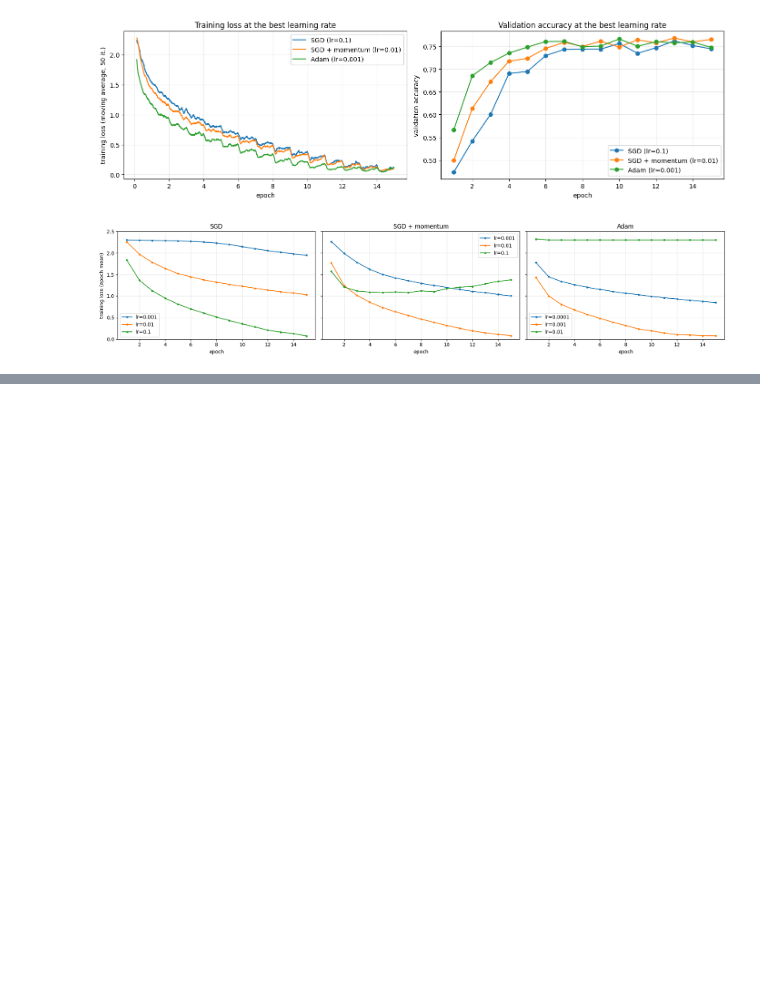
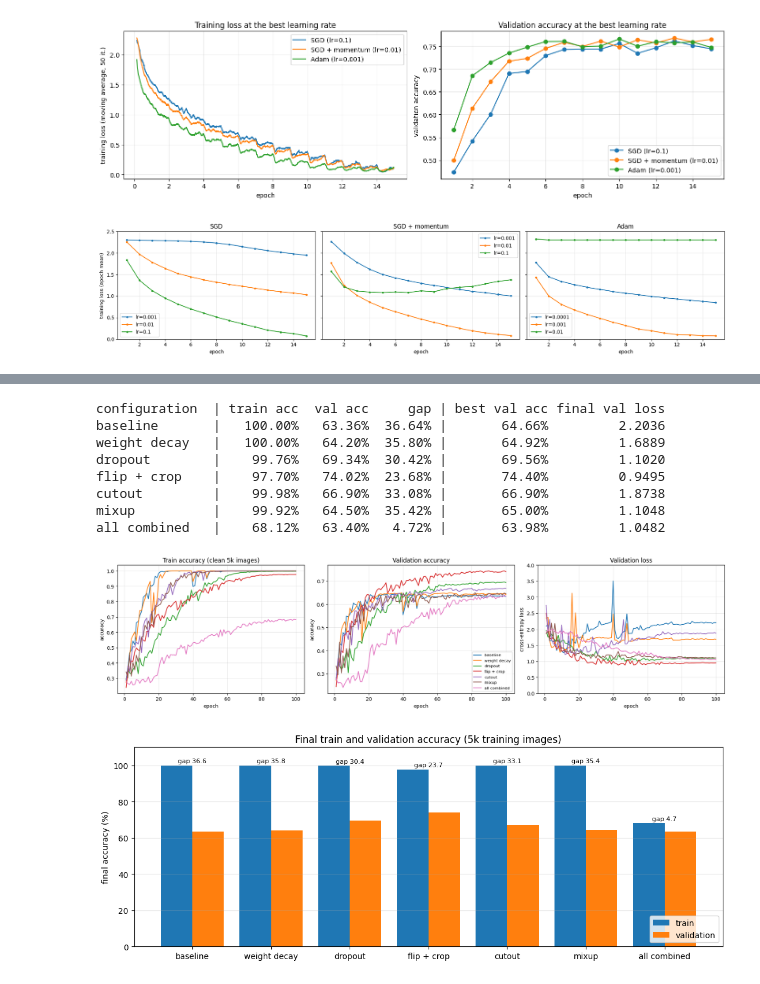
Before and after one commit to keshj/dl-for-vision, a Jupyter notebook: assignment_2/cnn.ipynb, the cells around one changed output, grey strips where cells are left out. Cells and saved outputs as stored; diff of their text form; code cells hidden in the pictures; blank space fills up the shorter version.

```diff
--- a/assignment_2/cnn.ipynb
+++ b/assignment_2/cnn.ipynb
@@ -978,0 +1158,52 @@ plt.show()
+# %%
+print(f"{'configuration':14s} | {'train acc':>9s} {'val acc':>8s} {'gap':>7s} | {'best val acc':>12s} {'final val loss':>14s}")
+for name, hist in reg_results.items():
+    train_acc, val_acc = hist["train_acc"][-1], hist["val_acc"][-1]
+    print(f"{name:14s} | {100 * train_acc:8.2f}% {100 * val_acc:7.2f}% {100 * (train_acc - val_acc):6.2f}% | "
+          f"{100 * max(hist['val_acc']):11.2f}% {hist['val_loss'][-1]:14.4f}")
+
+reg_colors = dict(zip(reg_results, plt.rcParams["axes.prop_cycle"].by_key()["color"]))
+epochs_axis = np.arange(1, REG_EPOCHS + 1)
+
+fig, axes = plt.subplots(1, 3, figsize=(18, 4.6))
+for name, hist in reg_results.items():
+    axes[0].plot(epochs_axis, hist["train_acc"], color=reg_colors[name], label=name)
+    axes[1].plot(epochs_axis, hist["val_acc"], color=reg_colors[name], label=name)
+    axes[2].plot(epochs_axis, hist["val_loss"], color=reg_colors[name], label=name)
+axes[0].set(xlabel="epoch", ylabel="accuracy", title="Train accuracy (clean 5k images)")
+axes[1].set(xlabel="epoch", ylabel="accuracy", title="Validation accuracy")
+axes[2].set(xlabel="epoch", ylabel="cross-entropy loss", title="Validation loss", ylim=(0, 4))
+for ax in axes:
+    ax.grid(alpha=0.3)
+axes[1].legend(fontsize=8)
+plt.tight_layout()
+fig.savefig(FIG_DIR / "t3a_curves.pdf", bbox_inches="tight")
+plt.show()
+
+names = list(reg_results)
+train_final = np.array([reg_results[n]["train_acc"][-1] for n in names]) * 100
+val_final = np.array([reg_results[n]["val_acc"][-1] for n in names]) * 100
+pos = np.arange(len(names))
+fig, ax = plt.subplots(figsize=(11, 4.2))
+ax.bar(pos - 0.2, train_final, 0.4, label="train")
+ax.bar(pos + 0.2, val_final, 0.4, label="validation")
+for p, t, v in zip(pos, train_final, val_final):
+    ax.text(p, max(t, v) + 1.5, f"gap {t - v:.1f}", ha="center", fontsize=8)
+ax.set(xticks=pos, xticklabels=names, ylabel="final accuracy (%)", ylim=(0, 110),
+       title="Final train and validation accuracy (5k training images)")
+ax.grid(alpha=0.3, axis="y")
+ax.legend(loc="lower right")
+plt.tight_layout()
+fig.savefig(FIG_DIR / "t3a_gap.pdf", bbox_inches="tight")
+plt.show()
+# %% [output]
+configuration  | train acc  val acc     gap | best val acc final val loss
+baseline       |   100.00%   63.36%  36.64% |       64.66%         2.2036
+weight decay   |   100.00%   64.20%  35.80% |       64.92%         1.6889
+dropout        |    99.76%   69.34%  30.42% |       69.56%         1.1020
+flip + crop    |    97.70%   74.02%  23.68% |       74.40%         0.9495
+cutout         |    99.98%   66.90%  33.08% |       66.90%         1.8738
+mixup          |    99.92%   64.50%  35.42% |       65.00%         1.1048
+all combined   |    68.12%   63.40%   4.72% |       63.98%         1.0482
+[figure, added]
+[figure, added]
```
Also changed, not shown: parts of 14 cells of this notebook.
